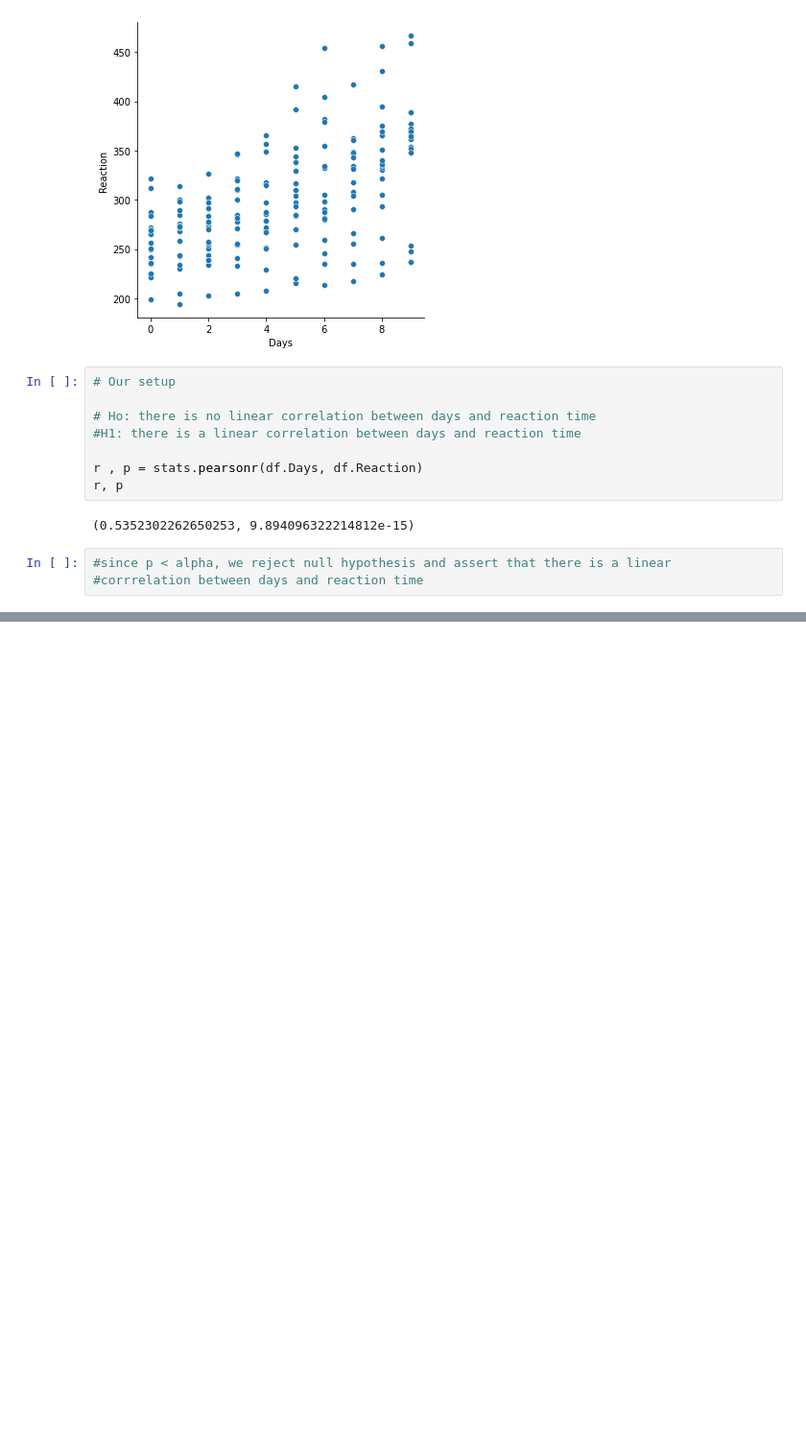
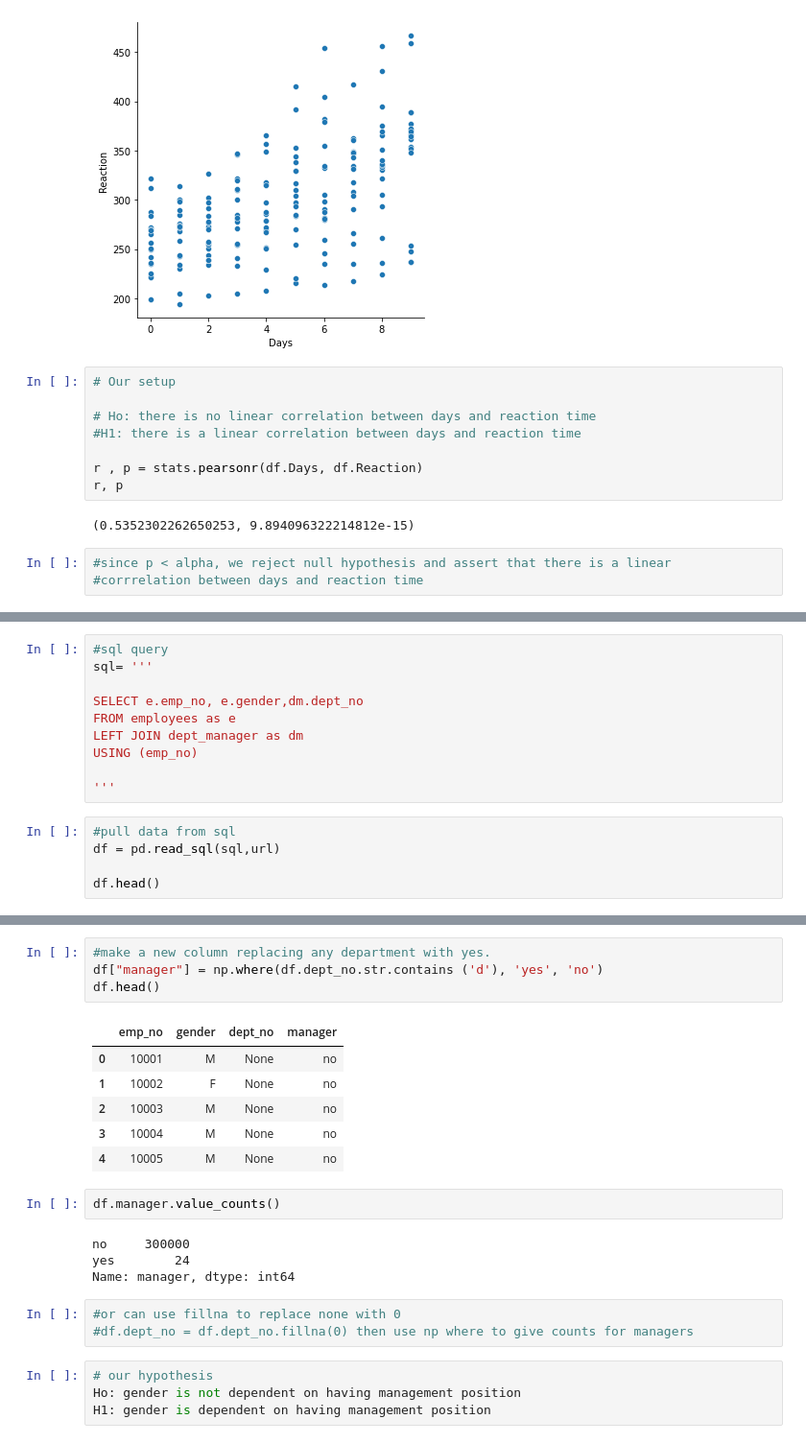
Before and after one commit to rajeshlamichhane04/statistics-exercises, a Jupyter notebook: hypothesis_testing.ipynb, the cells around one changed output, grey strips where cells are left out. Shown at 96% size. Drawn from its saved outputs; the diff is of its cells as text; blank space fills up the shorter version.

```diff
--- a/hypothesis_testing.ipynb
+++ b/hypothesis_testing.ipynb
@@ -650,0 +914,15 @@ r, p
+# %%
+#sql query
+sql= '''
+
+SELECT e.emp_no, e.gender,dm.dept_no
+FROM employees as e
+LEFT JOIN dept_manager as dm
+USING (emp_no)
+
+'''
+# %%
+#pull data from sql
+df = pd.read_sql(sql,url)
+
+df.head()
@@ -650,0 +950,24 @@ r, p
+# %%
+#make a new column replacing any department with yes.
+df["manager"] = np.where(df.dept_no.str.contains ('d'), 'yes', 'no')
+df.head()
+# %% [output]
+|  | emp_no | gender | dept_no | manager |
+| 0 | 10001 | M | None | no |
+| 1 | 10002 | F | None | no |
+| 2 | 10003 | M | None | no |
+| 3 | 10004 | M | None | no |
+| 4 | 10005 | M | None | no |
+# %%
+df.manager.value_counts()
+# %% [output]
+no     300000
+yes        24
+Name: manager, dtype: int64
+# %%
+#or can use fillna to replace none with 0
+#df.dept_no = df.dept_no.fillna(0) then use np where to give counts for managers
+# %%
+# our hypothesis
+Ho: gender is not dependent on having management position
+H1: gender is dependent on having management position
```
Also changed, not shown: parts of 45 cells of this notebook.
